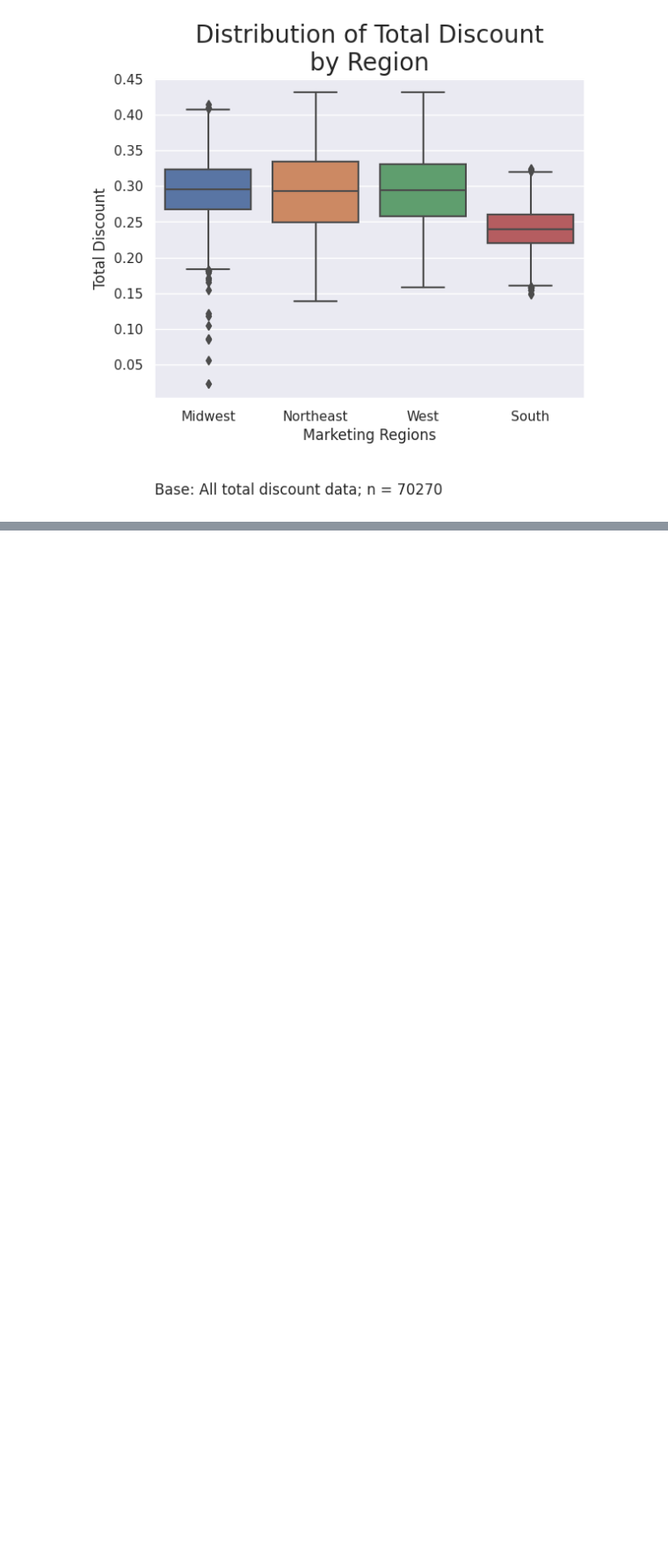
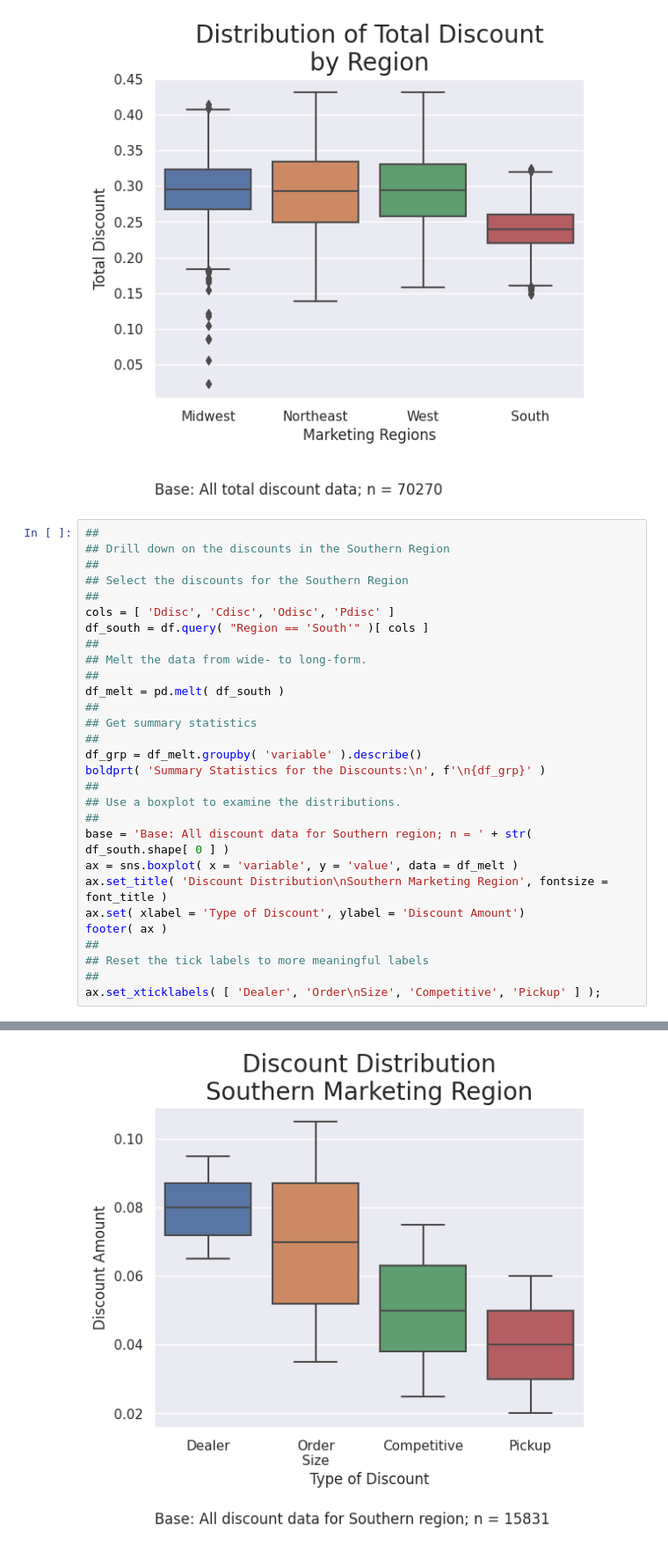
Before and after one commit to RajratanWankhade/Analytics_Business_Data, a Jupyter notebook: Analytics_Business_Data.ipynb, the cells around one changed output, grey strips where cells are left out. Shown at 88% size. Drawn from its saved outputs; the diff is of its cells as text; blank space fills up the shorter version.

```diff
--- a/Analytics_Business_Data.ipynb
+++ b/Analytics_Business_Data.ipynb
@@ -661,3 +661,33 @@ ax.set( ylabel = 'Total Discount', xlabel = 'Marketing Regions' )
 footer( ax );
 # %% [output]
 [figure]
+# %%
+##
+## Drill down on the discounts in the Southern Region
+##
+## Select the discounts for the Southern Region
+##
+cols = [ 'Ddisc', 'Cdisc', 'Odisc', 'Pdisc' ]
+df_south = df.query( "Region == 'South'" )[ cols ]
+##
+## Melt the data from wide- to long-form.
+##
+df_melt = pd.melt( df_south )
+##
+## Get summary statistics
+##
+df_grp = df_melt.groupby( 'variable' ).describe()
+boldprt( 'Summary Statistics for the Discounts:\n', f'\n{df_grp}' )
+##
+## Use a boxplot to examine the distributions.
+##
+base = 'Base: All discount data for Southern region; n = ' + str( df_south.shape[ 0 ] )
+ax = sns.boxplot( x = 'variable', y = 'value', data = df_melt )
+ax.set_title( 'Discount Distribution\nSouthern Marketing Region', fontsize = font_title )
+ax.set( xlabel = 'Type of Discount', ylabel = 'Discount Amount')
+footer( ax )
+##
+## Reset the tick labels to more meaningful labels
+##
+ax.set_xticklabels( [ 'Dealer', 'Order\nSize', 'Competitive', 'Pickup' ] );
+# %% [output]
@@ -663,0 +703 @@ footer( ax );
+[figure, added]
```
Also changed, not shown: parts of 20 cells of this notebook.
